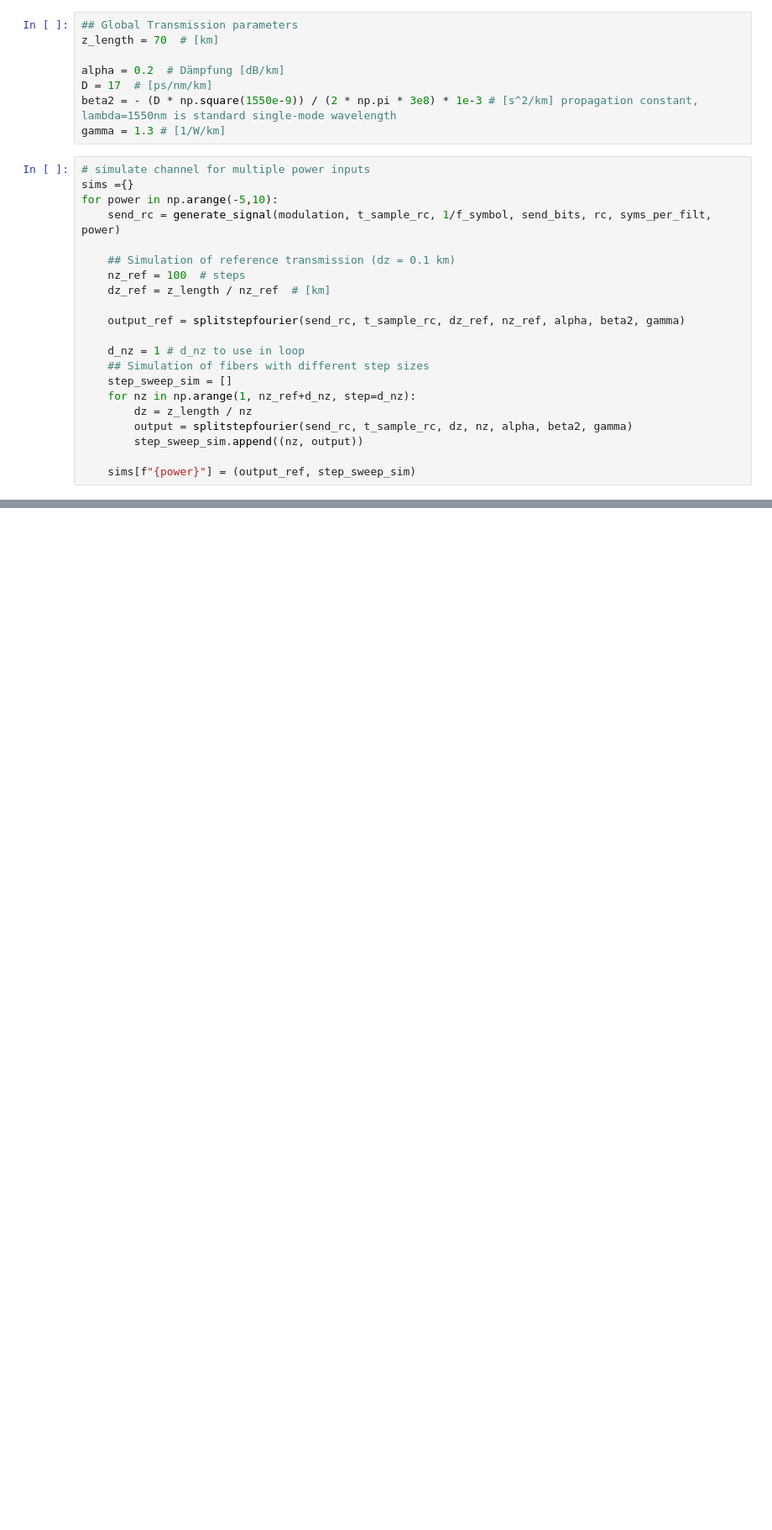
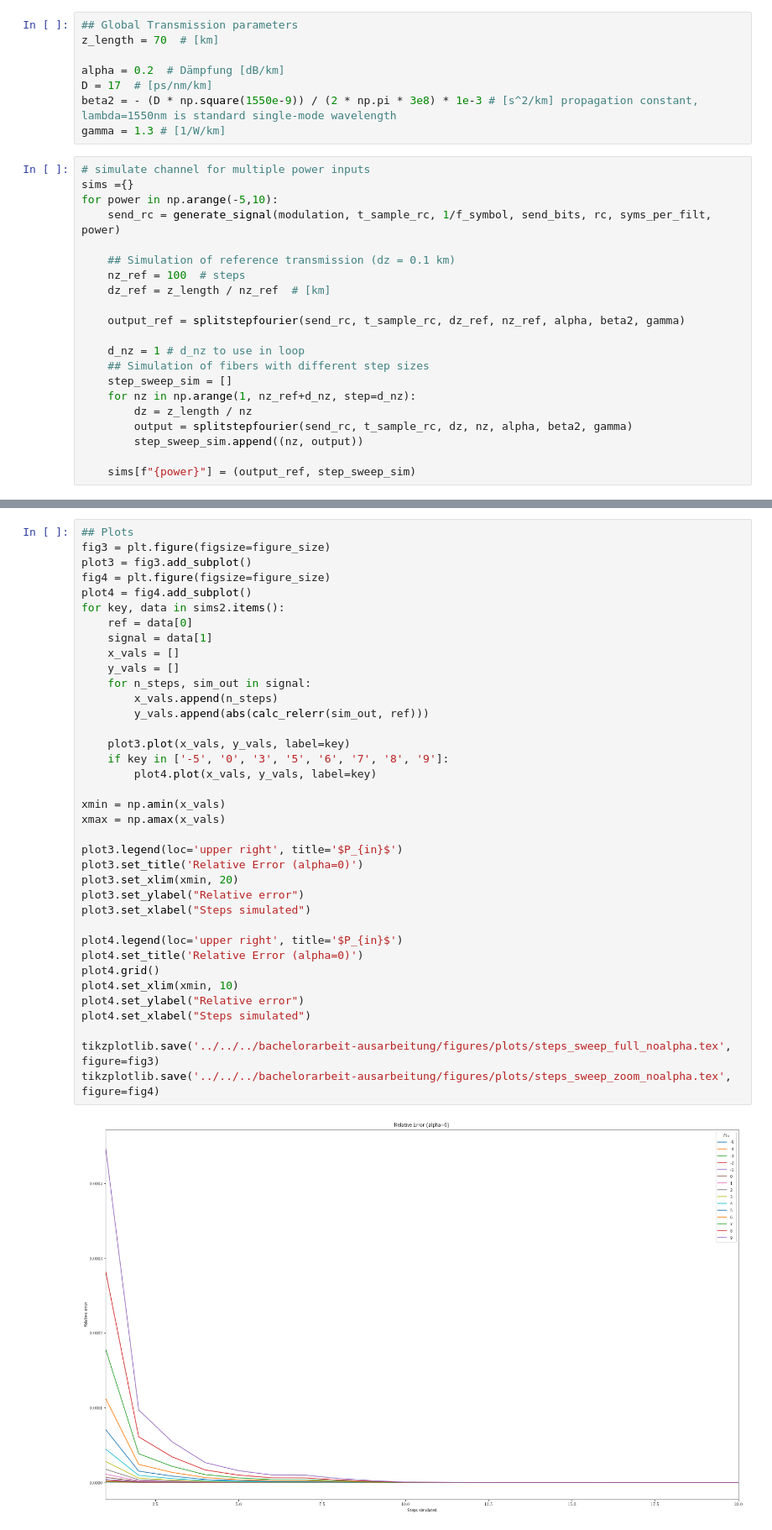
Before and after one commit to domrim/bachelorarbeit-code, a Jupyter notebook: jupyter-notebooks/eval/steps_sweep_error.ipynb, the cells around one changed output, grey strips where cells are left out. Shown at 84% size. Cells and saved outputs as stored; diff of their text form; blank space fills up the shorter version.

Commit message:
[ADD] Sim without alpha

```diff
--- a/jupyter-notebooks/eval/steps_sweep_error.ipynb
+++ b/jupyter-notebooks/eval/steps_sweep_error.ipynb
@@ -98,0 +120,39 @@ tikzplotlib.save('../../../bachelorarbeit-ausarbeitung/figures/plots/steps_sweep
+# %%
+## Plots
+fig3 = plt.figure(figsize=figure_size)
+plot3 = fig3.add_subplot()
+fig4 = plt.figure(figsize=figure_size)
+plot4 = fig4.add_subplot()
+for key, data in sims2.items():
+    ref = data[0]
+    signal = data[1]
+    x_vals = []
+    y_vals = []
+    for n_steps, sim_out in signal:
+        x_vals.append(n_steps)
+        y_vals.append(abs(calc_relerr(sim_out, ref)))
+
+    plot3.plot(x_vals, y_vals, label=key)
+    if key in ['-5', '0', '3', '5', '6', '7', '8', '9']:
+        plot4.plot(x_vals, y_vals, label=key)
+
+xmin = np.amin(x_vals)
+xmax = np.amax(x_vals)
+
+plot3.legend(loc='upper right', title='$P_{in}$')
+plot3.set_title('Relative Error (alpha=0)')
+plot3.set_xlim(xmin, 20)
+plot3.set_ylabel("Relative error")
+plot3.set_xlabel("Steps simulated")
+
+plot4.legend(loc='upper right', title='$P_{in}$')
+plot4.set_title('Relative Error (alpha=0)')
+plot4.grid()
+plot4.set_xlim(xmin, 10)
+plot4.set_ylabel("Relative error")
+plot4.set_xlabel("Steps simulated")
+
+tikzplotlib.save('../../../bachelorarbeit-ausarbeitung/figures/plots/steps_sweep_full_noalpha.tex', figure=fig3)
+tikzplotlib.save('../../../bachelorarbeit-ausarbeitung/figures/plots/steps_sweep_zoom_noalpha.tex', figure=fig4)
+# %% [output]
+[figure, added]
```
Also changed, not shown: parts of 3 cells of this notebook, 1 other file.
